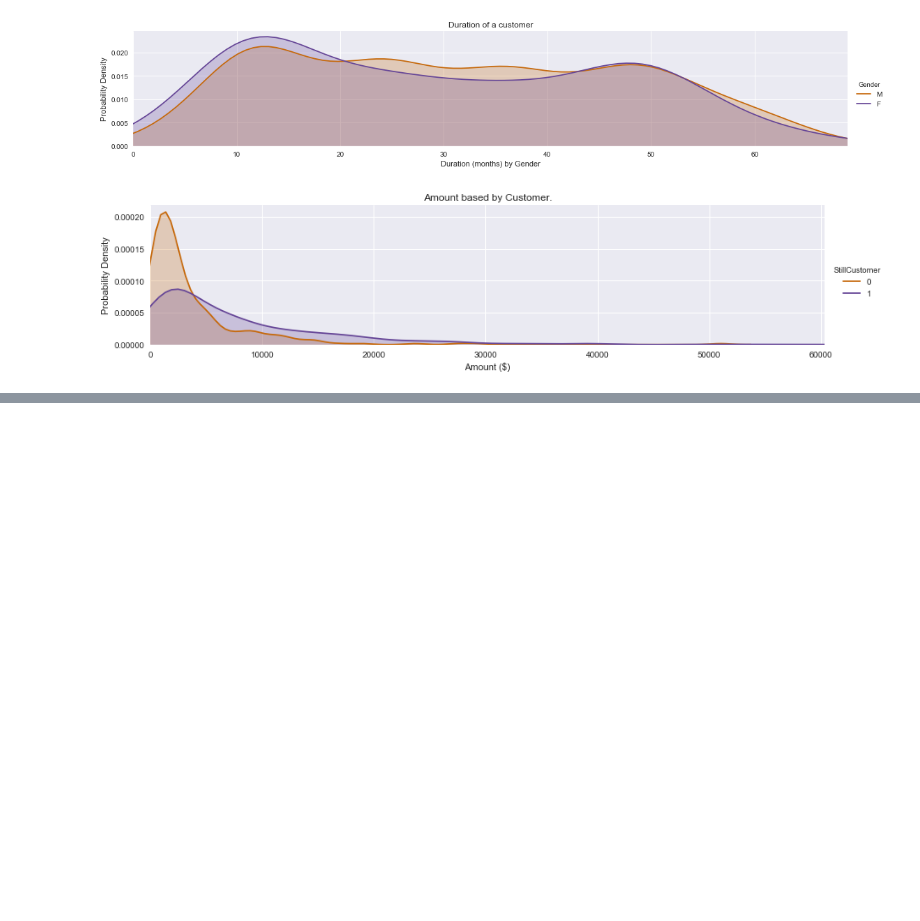
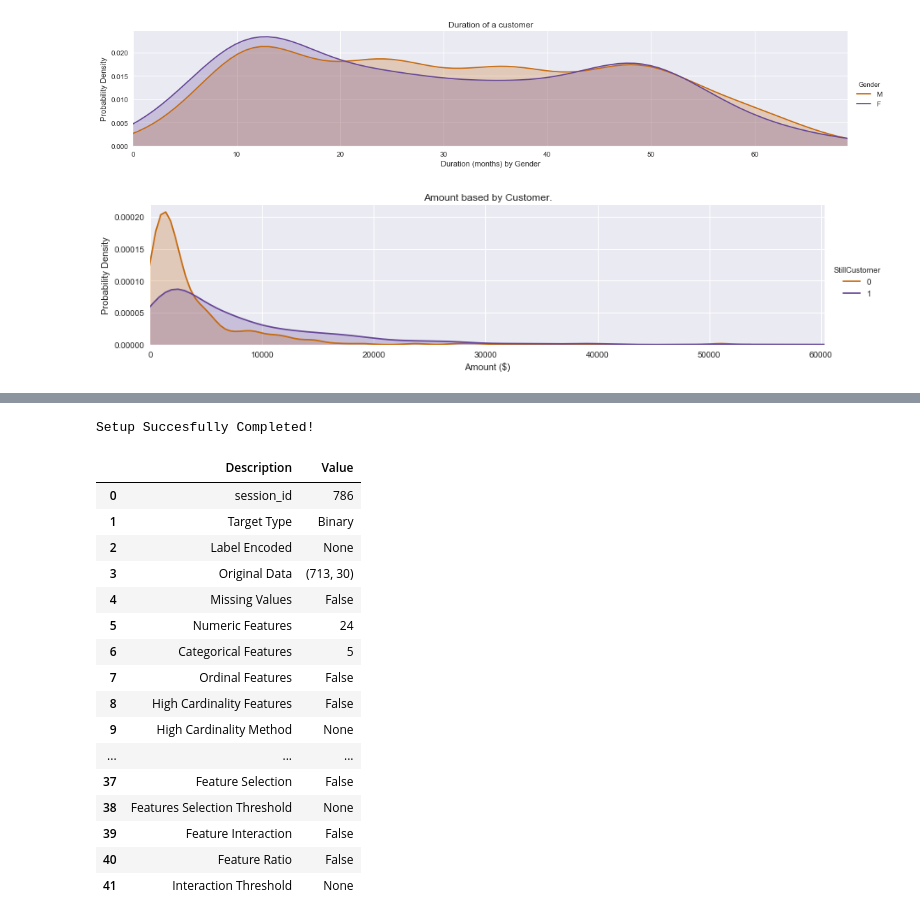
Before and after one commit to Silas-Asamoah/deep-learning-customer-classification, a Jupyter notebook: model_training/customer_classification.ipynb, the cells around one changed output, grey strips where cells are left out. Saved outputs shown, nothing was run; the diff lists cells and outputs as text; code cells hidden in the pictures; blank space fills up the shorter version.

Commit message:
dataset setup for preprocessing

```diff
--- a/model_training/customer_classification.ipynb
+++ b/model_training/customer_classification.ipynb
@@ -169,0 +185,25 @@ plt.show()
+# %%
+# Transform dataset (transform, bin and create dummy variables) and split. Note that we will
+# create a split of 95% (Train) and 5% (Test). The Test set will actually be our unseen holdout
+# set for us to do our final validation.
+
+dl_cust_class = setup(data=df, target='StillCustomer', session_id=786, transformation=True, normalize=False, train_size=0.95, numeric_features=('Accident/Health_(P)_Duration', 'Accident/Health_(P)_Amount', 'Builders_Risk_(P)_Duration', 'Builders_Risk_(P)_Amount', 'Dwelling_Fire_Duration', 'Dwelling_Fire_Amount', 'Earthquake_(P)_Duration', 'Earthquake_(P)_Amount', 'Flood_Duration', 'Flood_Amount', 'Homeowners_Duration', 'Homeowners_Amount', 'Life_(P)_Duration', 'Life_(P)_Amount', 'Motorcycle_Duration', 'Motorcycle_Amount', 'Private_Passenger_Auto_Duration', 'Private_Passenger_Auto_Amount', 'Umbrella_(P)_Duration', 'Umbrella_(P)_Amount'), remove_outliers=False, outliers_threshold=0.05, remove_multicollinearity=False, multicollinearity_threshold=0.9, feature_selection=False, bin_numeric_features=['DurationAsCust'], feature_interaction=False, silent=True, ignore_features=['Customer_ID', 'BecameCust'])
+# %% [output]
+Setup Succesfully Completed!
+|  | Description | Value |
+| 0 | session_id | 786 |
+| 1 | Target Type | Binary |
+| 2 | Label Encoded | None |
+| 3 | Original Data | (713, 30) |
+| 4 | Missing Values | False |
+| 5 | Numeric Features | 24 |
+| 6 | Categorical Features | 5 |
+| 7 | Ordinal Features | False |
+| 8 | High Cardinality Features | False |
+| 9 | High Cardinality Method | None |
+| ... | ... | ... |
+| 37 | Feature Selection | False |
+| 38 | Features Selection Threshold | None |
+| 39 | Feature Interaction | False |
+| 40 | Feature Ratio | False |
+| 41 | Interaction Threshold | None |
```
Also changed, not shown: parts of 1 cell of this notebook.
